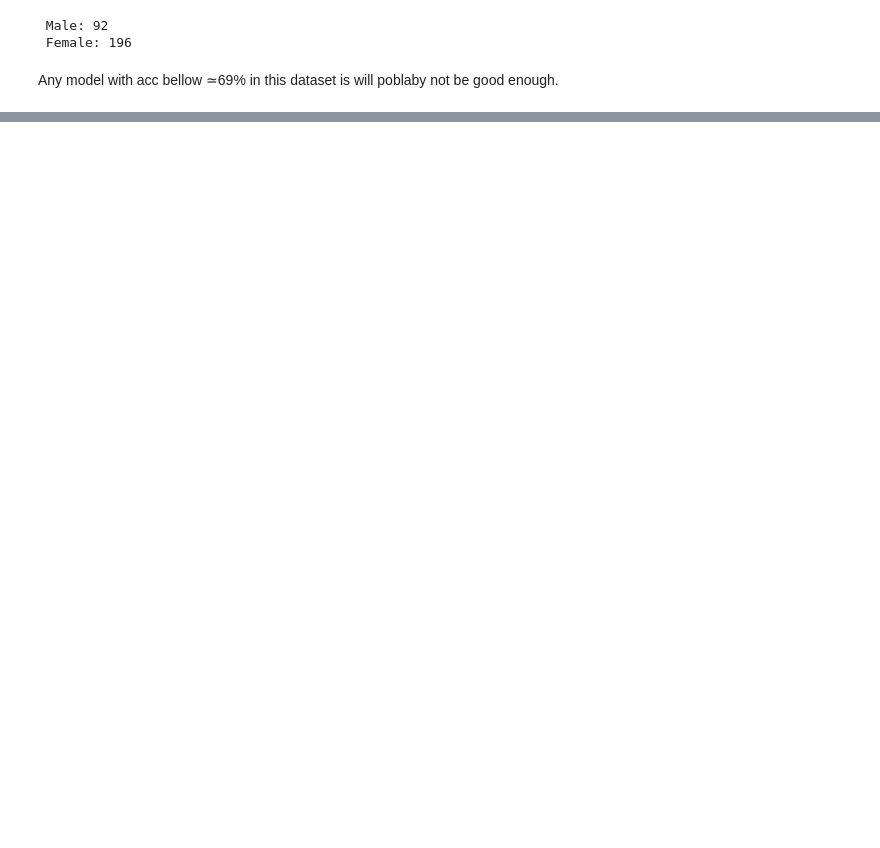
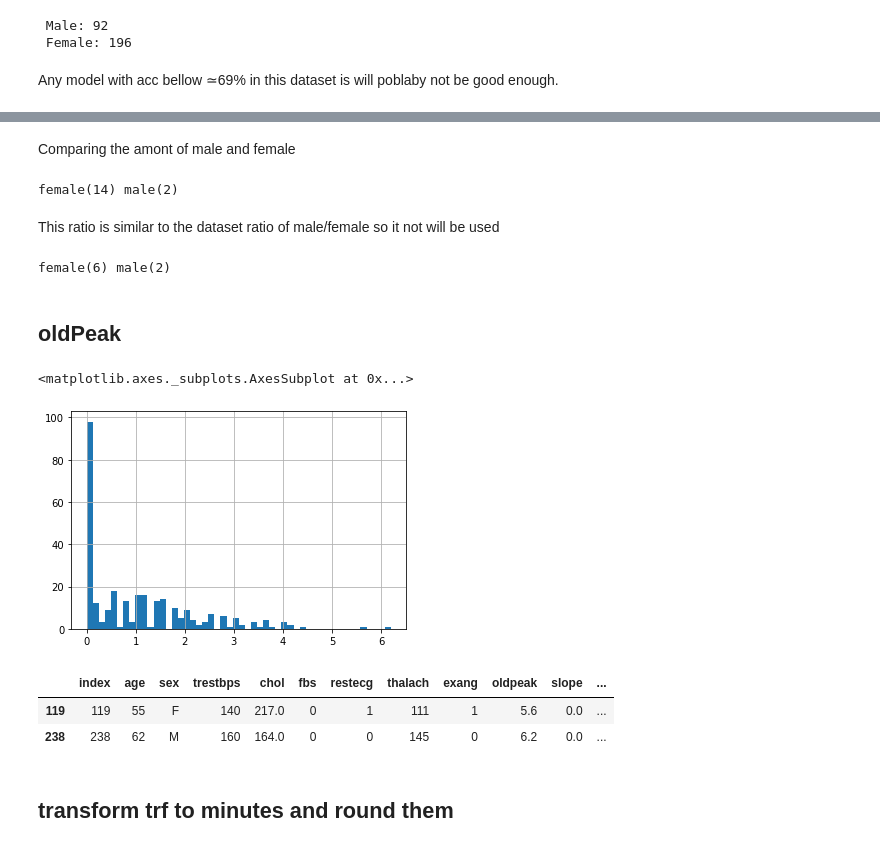
Before and after one commit to Gabrielllopes/Gender-Inference, a Jupyter notebook: notebooks/data-analisys.ipynb, the cells around one changed output, grey strips where cells are left out. Cells and saved outputs as stored; diff of their text form; code cells hidden in the pictures; blank space fills up the shorter version.

```diff
--- a/notebooks/data-analisys.ipynb
+++ b/notebooks/data-analisys.ipynb
@@ -100,0 +170,8 @@ Setting dummy variables for sex
+# %% [markdown]
+Comparing the amont of male and female
+# %%
+print("female({}) male({})".format(len(bigth[bigth.sex == 'F']), len(bigth[bigth.sex == 'M'])))
+# %% [output]
+female(14) male(2)
+# %% [markdown]
+This ratio is similar to the dataset ratio of male/female so it not will be used
@@ -100,0 +180,19 @@ Setting dummy variables for sex
+# %%
+print("female({}) male({})".format(len(smallth[smallth.sex == 'F']), len(smallth[smallth.sex == 'M'])))
+# %% [output]
+female(6) male(2)
+# %% [markdown]
+## oldPeak
+# %%
+data.oldpeak.hist(bins = 50)
+# %% [output]
+<matplotlib.axes._subplots.AxesSubplot at 0x...>
+[figure, added]
+# %%
+data[data.oldpeak >5]
+# %% [output]
+|  | index | age | sex | trestbps | chol | fbs | restecg | thalach | exang | oldpeak | slope | ... |
+| 119 | 119 | 55 | F | 140 | 217.0 | 0 | 1 | 111 | 1 | 5.6 | 0.0 | ... |
+| 238 | 238 | 62 | M | 160 | 164.0 | 0 | 0 | 145 | 0 | 6.2 | 0.0 | ... |
+# %% [markdown]
+## transform trf to minutes and round them
```
Also changed, not shown: parts of 43 cells of this notebook.
